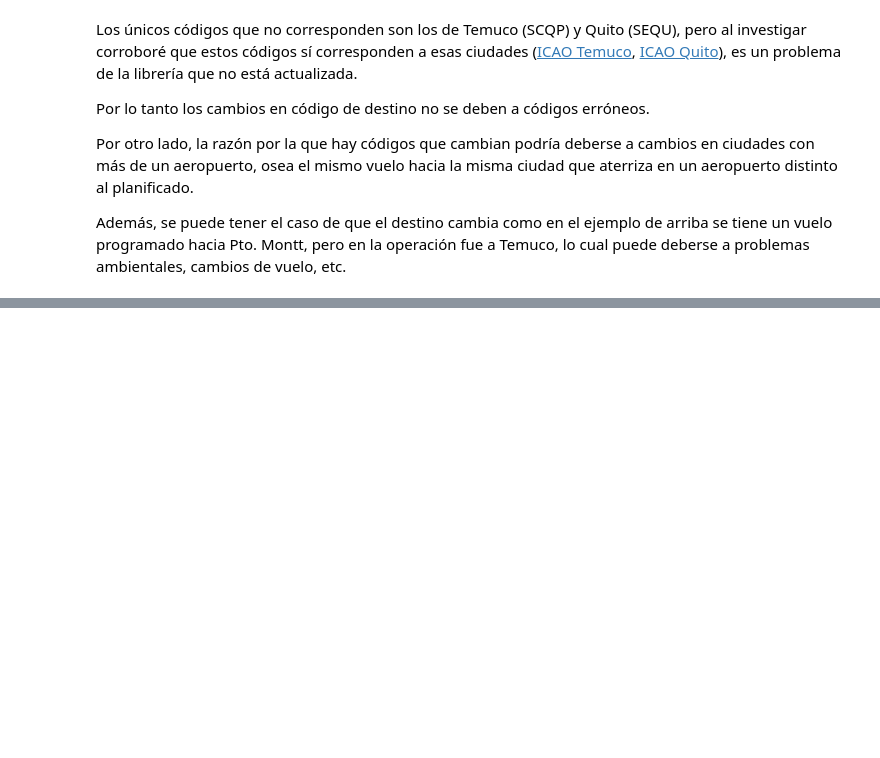
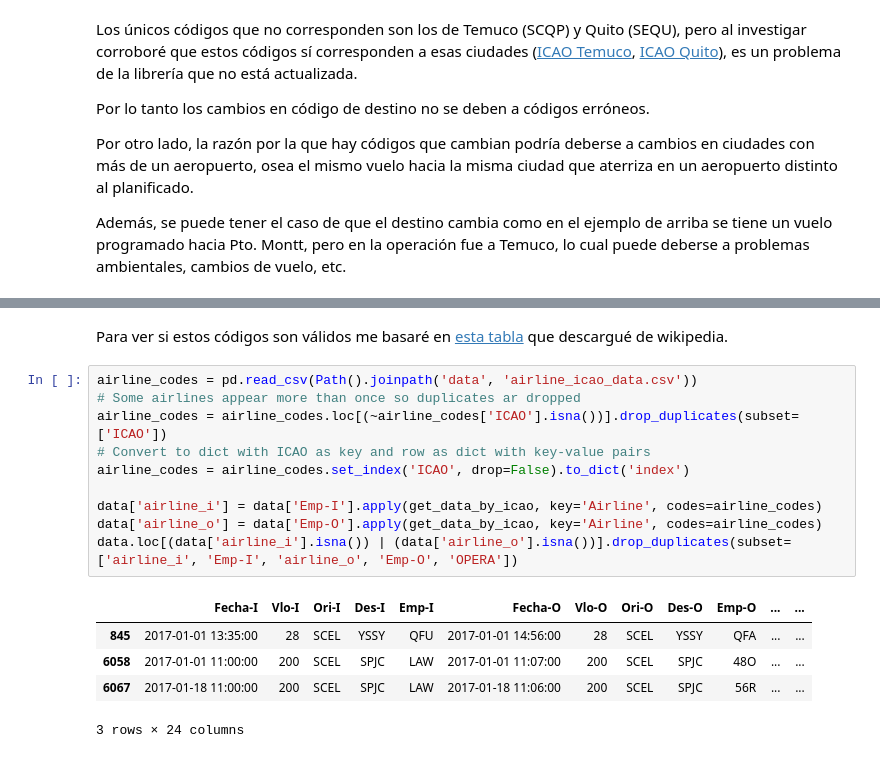
Before and after one commit to igonzalezperez/airline-challenge, a Jupyter notebook: solution.ipynb, the cells around one changed output, grey strips where cells are left out. Drawn from its saved outputs; the diff is of its cells as text; blank space fills up the shorter version.

```diff
--- a/solution.ipynb
+++ b/solution.ipynb
@@ -435,0 +504,18 @@ dtype: float64
+# %% [markdown]
+Para ver si estos códigos son válidos me basaré en [esta tabla](https://en.wikipedia.org/wiki/List_of_airline_codes) que descargué de wikipedia.
+# %%
+airline_codes = pd.read_csv(Path().joinpath('data', 'airline_icao_data.csv'))
+# Some airlines appear more than once so duplicates ar dropped
+airline_codes = airline_codes.loc[(~airline_codes['ICAO'].isna())].drop_duplicates(subset=['ICAO'])
+# Convert to dict with ICAO as key and row as dict with key-value pairs
+airline_codes = airline_codes.set_index('ICAO', drop=False).to_dict('index')
+
+data['airline_i'] = data['Emp-I'].apply(get_data_by_icao, key='Airline', codes=airline_codes)
+data['airline_o'] = data['Emp-O'].apply(get_data_by_icao, key='Airline', codes=airline_codes)
+data.loc[(data['airline_i'].isna()) | (data['airline_o'].isna())].drop_duplicates(subset=['airline_i', 'Emp-I', 'airline_o', 'Emp-O', 'OPERA'])
+# %% [output]
+|  | Fecha-I | Vlo-I | Ori-I | Des-I | Emp-I | Fecha-O | Vlo-O | Ori-O | Des-O | Emp-O | ... | ... |
+| 845 | 2017-01-01 13:35:00 | 28 | SCEL | YSSY | QFU | 2017-01-01 14:56:00 | 28 | SCEL | YSSY | QFA | ... | ... |
+| 6058 | 2017-01-01 11:00:00 | 200 | SCEL | SPJC | LAW | 2017-01-01 11:07:00 | 200 | SCEL | SPJC | 48O | ... | ... |
+| 6067 | 2017-01-18 11:00:00 | 200 | SCEL | SPJC | LAW | 2017-01-18 11:06:00 | 200 | SCEL | SPJC | 56R | ... | ... |
+3 rows × 24 columns
```
Also changed, not shown: parts of 35 cells of this notebook.
